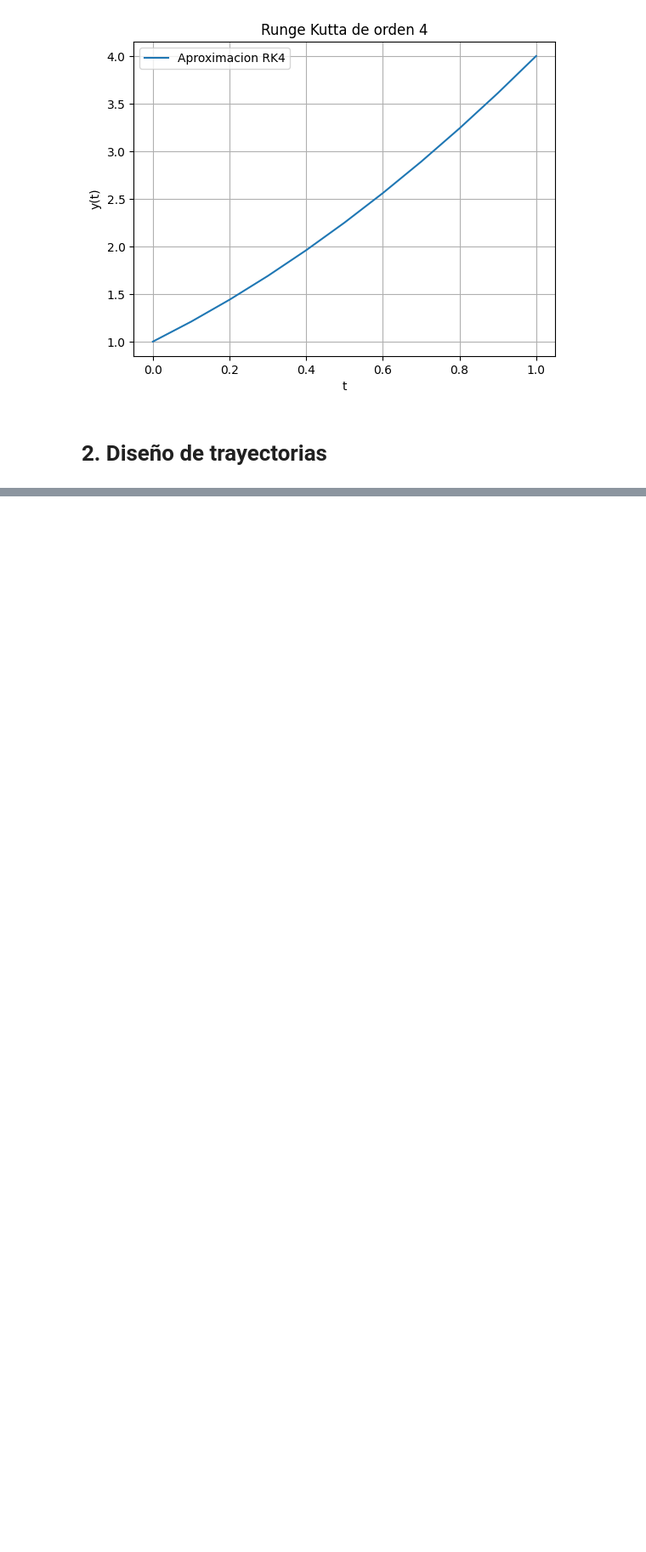
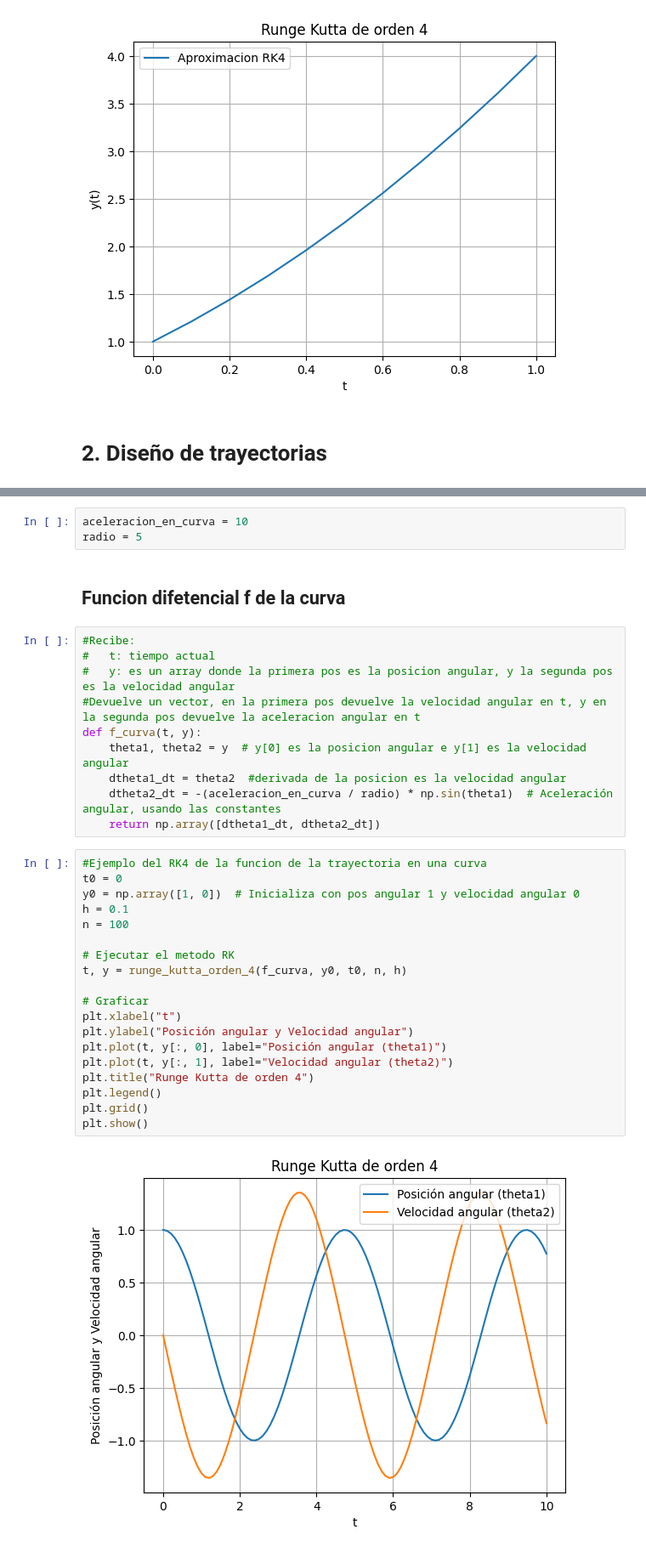
Before and after one commit to ricardolcvuba/tp_modelacion_grupo09, a Jupyter notebook: tp_modelacion.ipynb, the cells around one changed output, grey strips where cells are left out. Shown: that part at 85% size. Cells and saved outputs as stored; diff of their text form; blank space fills up the shorter version.

Commit message:
agg funcion diferencial

```diff
--- a/tp_modelacion.ipynb
+++ b/tp_modelacion.ipynb
@@ -60,0 +62,36 @@ v_max = 305 * 1000 / 3600
+# %%
+aceleracion_en_curva = 10
+radio = 5
+# %% [markdown]
+## Funcion difetencial f de la curva
+# %%
+#Recibe:
+#   t: tiempo actual
+#   y: es un array donde la primera pos es la posicion angular, y la segunda pos es la velocidad angular
+#Devuelve un vector, en la primera pos devuelve la velocidad angular en t, y en la segunda pos devuelve la aceleracion angular en t
+def f_curva(t, y):
+    theta1, theta2 = y  # y[0] es la posicion angular e y[1] es la velocidad angular
+    dtheta1_dt = theta2  #derivada de la posicion es la velocidad angular
+    dtheta2_dt = -(aceleracion_en_curva / radio) * np.sin(theta1)  # Aceleración angular, usando las constantes
+    return np.array([dtheta1_dt, dtheta2_dt])
+# %%
+#Ejemplo del RK4 de la funcion de la trayectoria en una curva
+t0 = 0
+y0 = np.array([1, 0])  # Inicializa con pos angular 1 y velocidad angular 0
+h = 0.1
+n = 100
+
+# Ejecutar el metodo RK
+t, y = runge_kutta_orden_4(f_curva, y0, t0, n, h)
+
+# Graficar
+plt.xlabel("t")
+plt.ylabel("Posición angular y Velocidad angular")
+plt.plot(t, y[:, 0], label="Posición angular (theta1)")
+plt.plot(t, y[:, 1], label="Velocidad angular (theta2)")
+plt.title("Runge Kutta de orden 4")
+plt.legend()
+plt.grid()
+plt.show()
+# %% [output]
+[figure, added]
```
Also changed, not shown: parts of 11 cells of this notebook.
